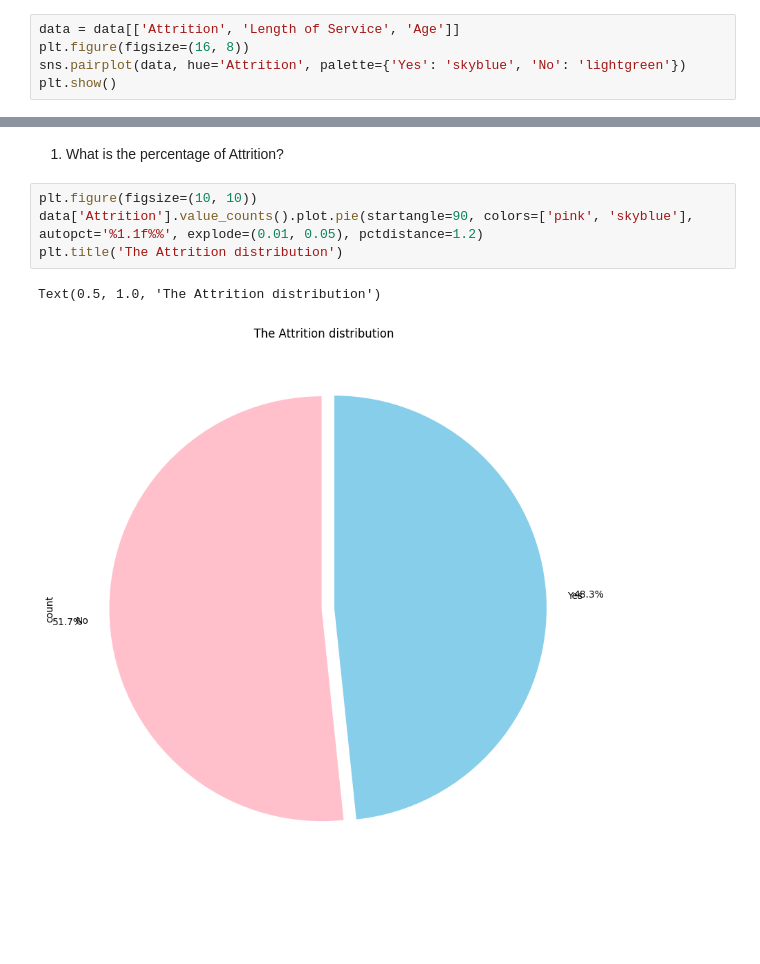
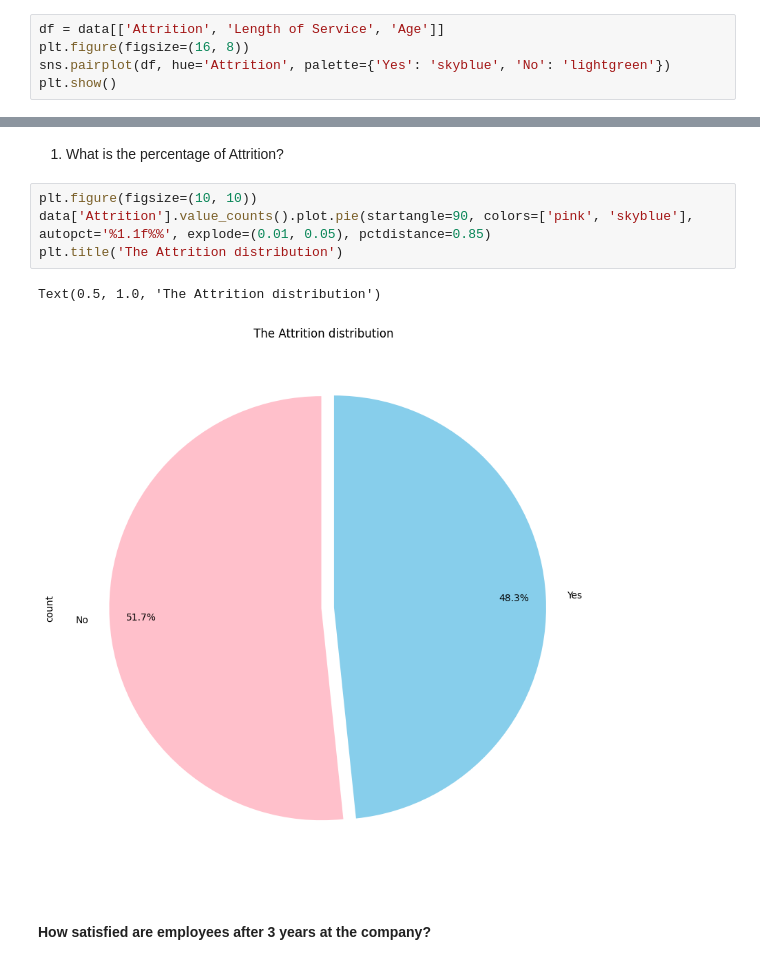
Before and after one commit to AndyMortey/Employee-Attrition-Predictor, a Jupyter notebook: notebook.ipynb, the cells around one changed output, grey strips where cells are left out. Saved outputs shown, nothing was run; the diff lists cells and outputs as text; blank space fills up the shorter version.

```diff
--- a/notebook.ipynb
+++ b/notebook.ipynb
@@ -236,9 +236,9 @@ sns.heatmap(data=correlation, annot=True, cmap='coolwarm')
 # %% [markdown]
 #### Multivariate Analysis
 # %%
-data = data[['Attrition', 'Length of Service', 'Age']]
+df = data[['Attrition', 'Length of Service', 'Age']]
 plt.figure(figsize=(16, 8))
-sns.pairplot(data, hue='Attrition', palette={'Yes': 'skyblue', 'No': 'lightgreen'})
+sns.pairplot(df, hue='Attrition', palette={'Yes': 'skyblue', 'No': 'lightgreen'})
 plt.show()
 # %% [output]
 <Figure size 1600x800 with 0 Axes>
@@ -249,8 +249,10 @@ plt.show()
 1. What is the percentage of Attrition?
 # %%
 plt.figure(figsize=(10, 10))
-data['Attrition'].value_counts().plot.pie(startangle=90, colors=['pink', 'skyblue'], autopct='%1.1f%%', explode=(0.01, 0.05), pctdistance=1.2)
+data['Attrition'].value_counts().plot.pie(startangle=90, colors=['pink', 'skyblue'], autopct='%1.1f%%', explode=(0.01, 0.05), pctdistance=0.85)
 plt.title('The Attrition distribution')
 # %% [output]
 Text(0.5, 1.0, 'The Attrition distribution')
-[figure, old version]
+[figure, new version]
+# %% [markdown]
+#### How satisfied are employees after 3 years at the company?
```
Also changed, not shown: parts of 7 cells of this notebook.
